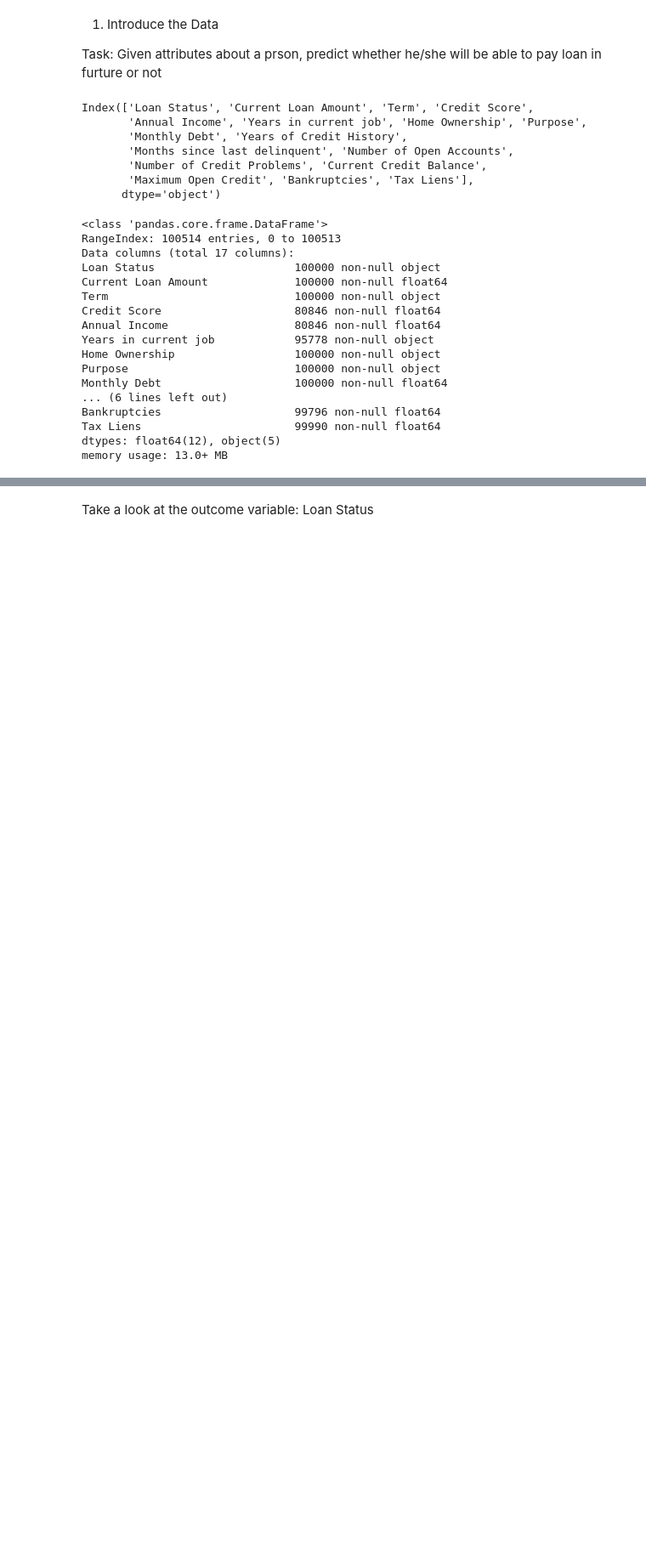
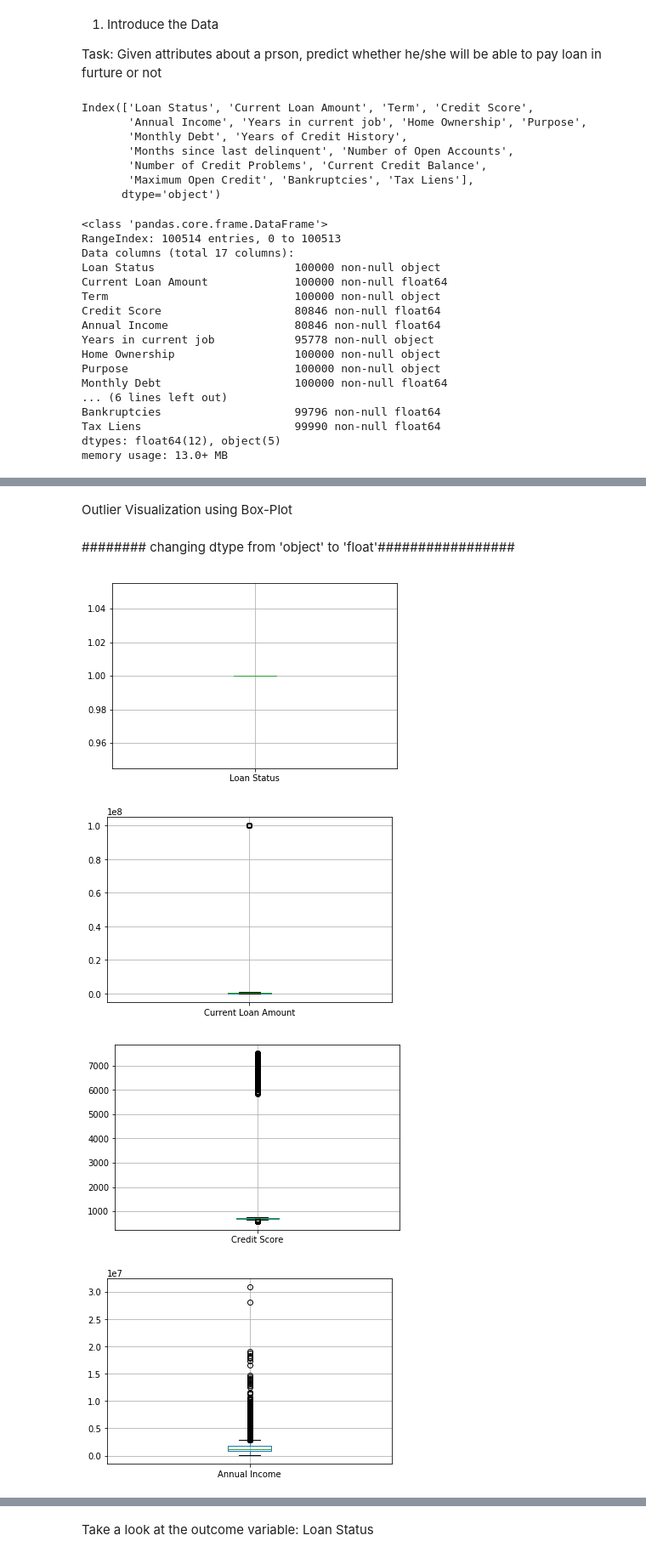
Before and after one commit to tschaefermedia/DataMining-I-TeamProject, a Jupyter notebook: new_approach.ipynb, the cells around one changed output, grey strips where cells are left out. Shown at 85% size. Saved outputs shown, nothing was run; the diff lists cells and outputs as text; code cells hidden in the pictures; blank space fills up the shorter version.

```diff
--- a/new_approach.ipynb
+++ b/new_approach.ipynb
@@ -39,3 +39,5 @@ Bankruptcies                    99796 non-null float64
 Tax Liens                       99990 non-null float64
 dtypes: float64(12), object(5)
 memory usage: 13.0+ MB
+# %%
+df = df.dropna(thresh=17)
@@ -41,0 +64,6 @@ memory usage: 13.0+ MB
+# %% [markdown]
+
+
+Outlier Visualization using Box-Plot
+# %% [markdown]
+######## changing dtype from 'object' to 'float'#################
@@ -41,0 +88,21 @@ memory usage: 13.0+ MB
+# %%
+#Creating a list of attrributes for which i want to see box-plots
+
+box_plot_attr = ['Loan Status', 'Current Loan Amount', 'Credit Score',
+       'Annual Income', 'Years in current job',
+       'Monthly Debt', 'Years of Credit History',
+       'Months since last delinquent', 'Number of Open Accounts',
+       'Number of Credit Problems', 'Current Credit Balance',
+       'Maximum Open Credit', 'Bankruptcies', 'Tax Liens']
+# %%
+%matplotlib inline
+import matplotlib.pyplot as plt
+
+for i in box_plot_attr:
+    df.boxplot(column=i)
+    plt.show()
+# %% [output]
+[figure, added]
+[figure, added]
+[figure, added]
+[figure, added]
```
Also changed, not shown: parts of 101 cells of this notebook.
